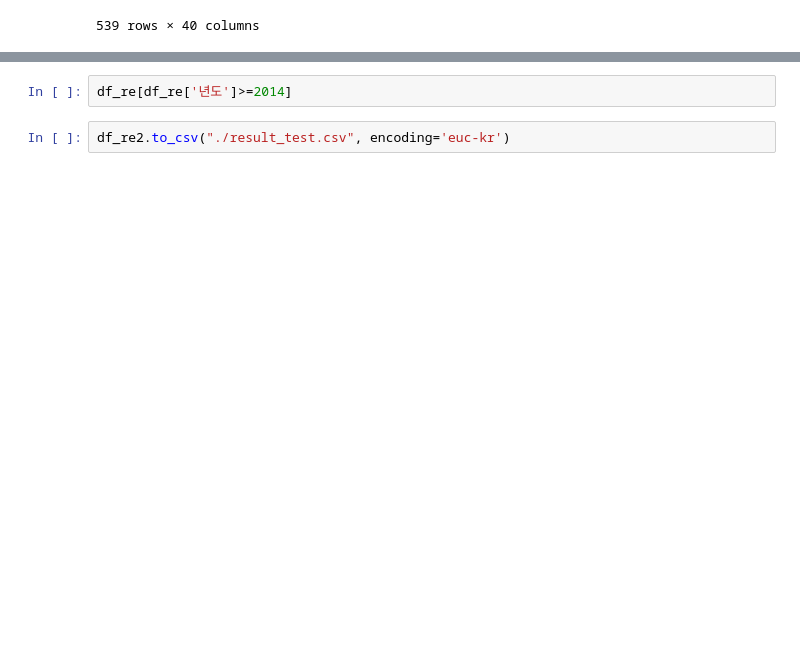
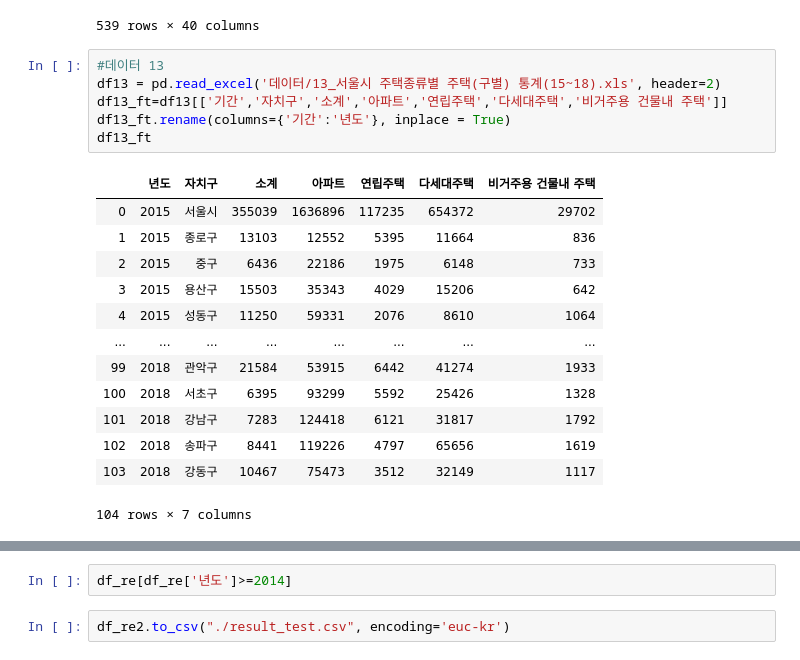
Before and after one commit to Kohayoung/shelter_dog, a Jupyter notebook: 1211_표 병합.ipynb, the cells around one changed output, grey strips where cells are left out. Saved outputs shown, nothing was run; the diff lists cells and outputs as text; blank space fills up the shorter version.

```diff
--- a/1211_표 병합.ipynb
+++ b/1211_표 병합.ipynb
@@ -169,3 +172,23 @@ df_result
 | 537 | 2018 | 지역대분류 | NaN | NaN | NaN | NaN | NaN | NaN | NaN | NaN | ... | ... |
 | 538 | 2018 | 지역대분류 | NaN | NaN | NaN | NaN | NaN | NaN | NaN | NaN | ... | ... |
 539 rows × 40 columns
+# %%
+#데이터 13
+df13 = pd.read_excel('데이터/13_서울시 주택종류별 주택(구별) 통계(15~18).xls', header=2)
+df13_ft=df13[['기간','자치구','소계','아파트','연립주택','다세대주택','비거주용 건물내 주택']]
+df13_ft.rename(columns={'기간':'년도'}, inplace = True)
+df13_ft
+# %% [output]
+|  | 년도 | 자치구 | 소계 | 아파트 | 연립주택 | 다세대주택 | 비거주용 건물내 주택 |
+| 0 | 2015 | 서울시 | 355039 | 1636896 | 117235 | 654372 | 29702 |
+| 1 | 2015 | 종로구 | 13103 | 12552 | 5395 | 11664 | 836 |
+| 2 | 2015 | 중구 | 6436 | 22186 | 1975 | 6148 | 733 |
+| 3 | 2015 | 용산구 | 15503 | 35343 | 4029 | 15206 | 642 |
+| 4 | 2015 | 성동구 | 11250 | 59331 | 2076 | 8610 | 1064 |
+| ... | ... | ... | ... | ... | ... | ... | ... |
+| 99 | 2018 | 관악구 | 21584 | 53915 | 6442 | 41274 | 1933 |
+| 100 | 2018 | 서초구 | 6395 | 93299 | 5592 | 25426 | 1328 |
+| 101 | 2018 | 강남구 | 7283 | 124418 | 6121 | 31817 | 1792 |
+| 102 | 2018 | 송파구 | 8441 | 119226 | 4797 | 65656 | 1619 |
+| 103 | 2018 | 강동구 | 10467 | 75473 | 3512 | 32149 | 1117 |
+104 rows × 7 columns
```
Also changed, not shown: parts of 2 cells of this notebook, 1 other file.
